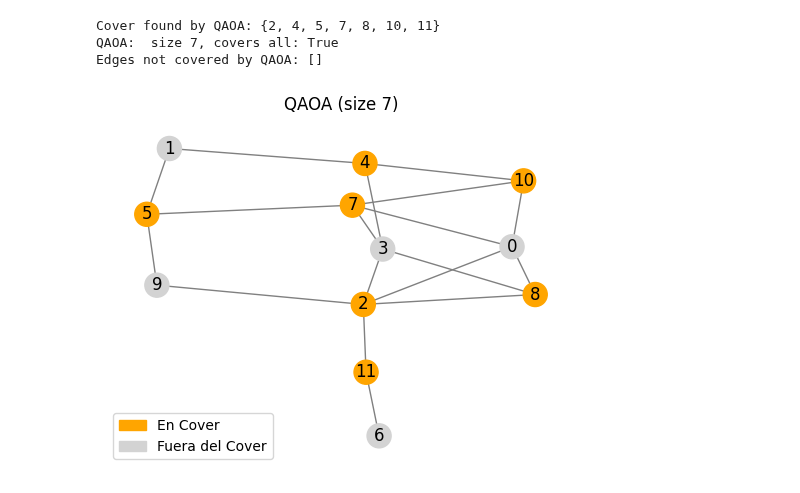
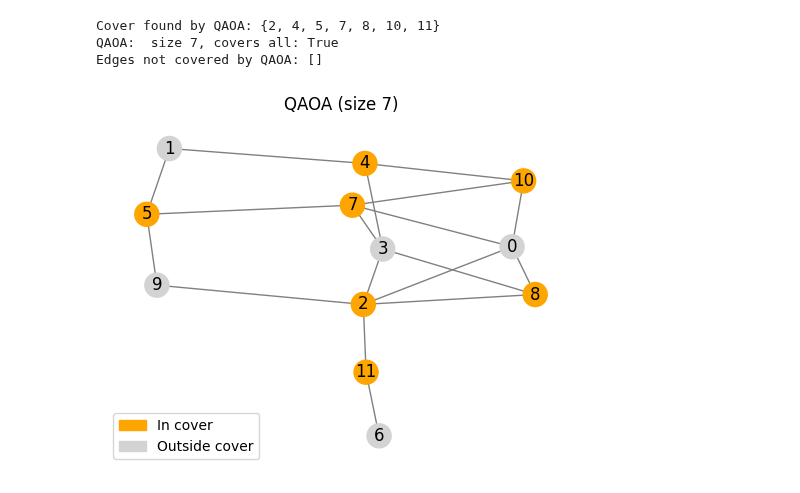
Before and after one commit to pabloramosdev/quantum_computing, a Jupyter notebook: Minimum Vertex Cover.ipynb, the cells around one changed output. Saved outputs shown, nothing was run; the diff lists cells and outputs as text; code cells hidden in the pictures.

```diff
--- a/Minimum Vertex Cover.ipynb
+++ b/Minimum Vertex Cover.ipynb
@@ -78,10 +75,8 @@ state_preparation_qaoa = StatePreparation(
 # Instantiate QAOA solver
 solver = QAOASolver(state_preparation=state_preparation_qaoa)
 
-min_vertex_cover_problem = MinVertexCoverBitFlipMixer(graph=G)
-
 # Solve the problem
-qaoa_cover = solver.solve(min_vertex_cover_problem)
+qaoa_cover = solver.solve(MinVertexCoverBitFlipMixer(graph=G))
 # %%
 print(f"Cover found by QAOA: {qaoa_cover}")
 
@@ -93,7 +88,7 @@ QAOA:  size 7, covers all: True
 Edges not covered by QAOA: []
 # %%
 # Visualize results
-show_cover(G, qaoa_cover, f"QAOA (size {len(qaoa_cover)})")
+show_solution(G, qaoa_cover, f"QAOA (size {len(qaoa_cover)})", text_orange="In cover", text_gray="Outside cover")
 # %% [output]
-[figure, old version]
+[figure, new version]
 # %%
```
Also changed, not shown: parts of 5 cells of this notebook.
